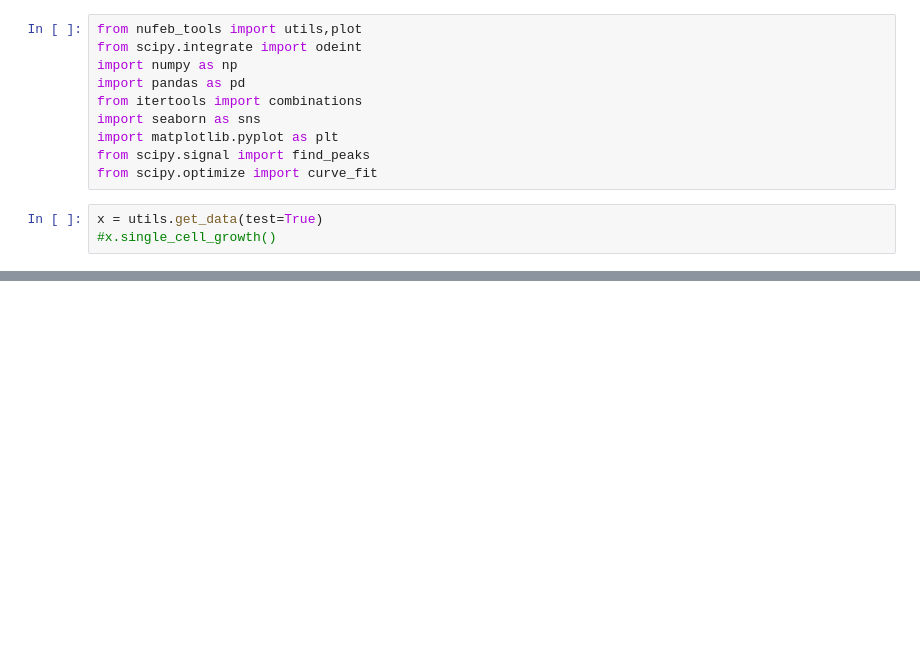
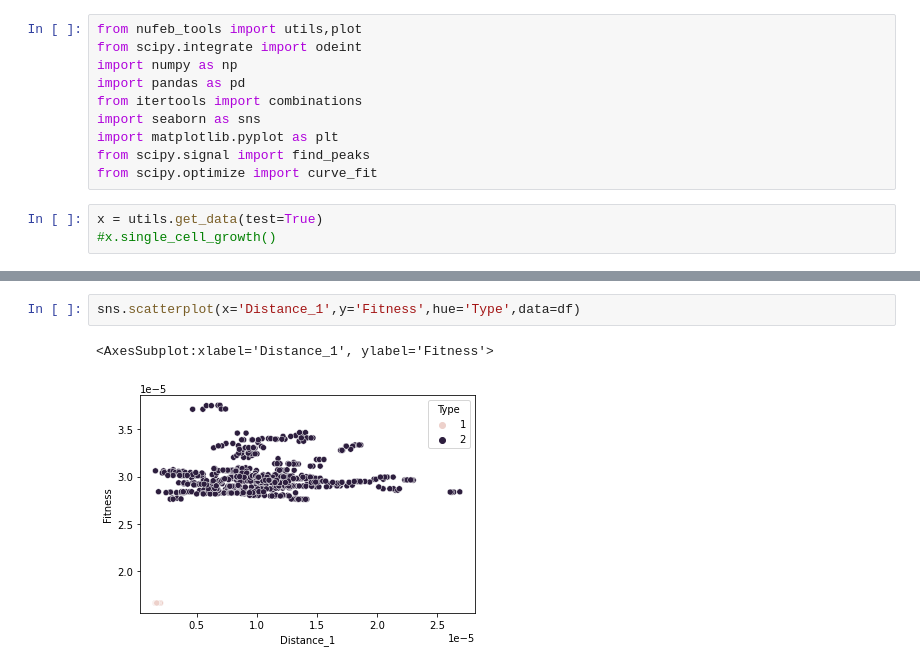
Before and after one commit to Jsakkos/nufeb_tools, a Jupyter notebook: notebooks/neighbor.ipynb, the cells around one changed output, grey strips where cells are left out. Saved outputs shown, nothing was run; the diff lists cells and outputs as text; blank space fills up the shorter version.

```diff
--- a/notebooks/neighbor.ipynb
+++ b/notebooks/neighbor.ipynb
@@ -282,0 +50,5 @@ NameError: name 'x' is not defined
+# %%
+sns.scatterplot(x='Distance_1',y='Fitness',hue='Type',data=df)
+# %% [output]
+<AxesSubplot:xlabel='Distance_1', ylabel='Fitness'>
+[figure, added]
```
Also changed, not shown: parts of 46 cells of this notebook, 2 other files.
